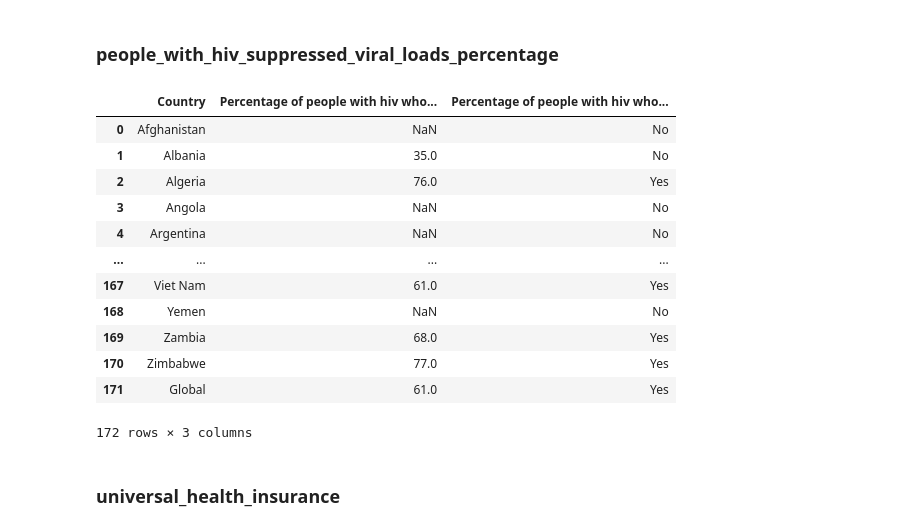
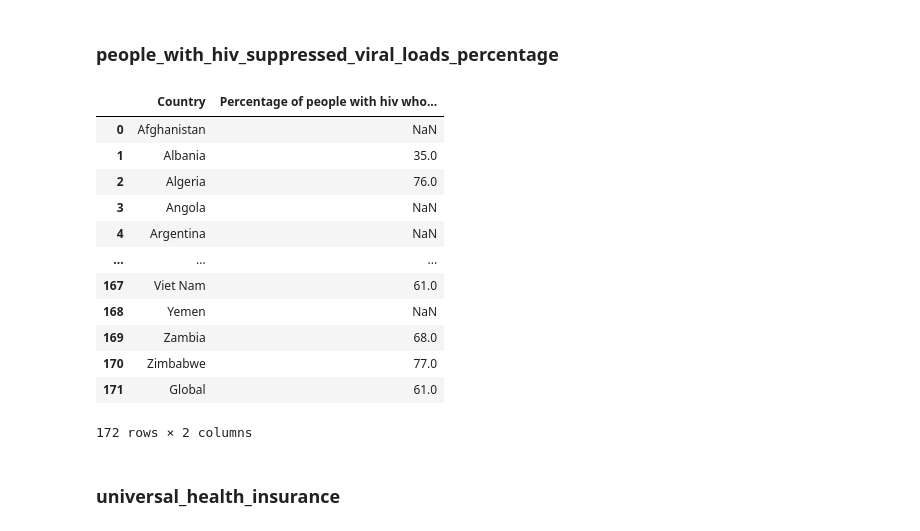
Before and after one commit to henriquelouz/unaids-dataset, a Jupyter notebook: main.ipynb, the cells around one changed output. Saved outputs shown, nothing was run; the diff lists cells and outputs as text; code cells hidden in the pictures.

```diff
--- a/main.ipynb
+++ b/main.ipynb
@@ -448,24 +483,23 @@ people_with_hiv_receiving_ART_percentage
 # %%
 people_with_hiv_suppressed_viral_loads_percentage = pd.read_csv('people-with-hiv-suppressed-viral-loads-percentage.csv', sep=',', skipinitialspace=True)
 people_with_hiv_suppressed_viral_loads_percentage = people_with_hiv_suppressed_viral_loads_percentage[['Country', '2019']]
 people_with_hiv_suppressed_viral_loads_percentage = clean_numeric_values(people_with_hiv_suppressed_viral_loads_percentage, '2019')
 people_with_hiv_suppressed_viral_loads_percentage.rename(columns={'2019': 'Percentage of people with hiv who has suppressed viral loads'}, inplace=True)
-booleanize_higher_than_median_values(people_with_hiv_suppressed_viral_loads_percentage, 'Percentage of people with hiv who has suppressed viral loads')
 people_with_hiv_suppressed_viral_loads_percentage
 # %% [output]
-|  | Country | Percentage of people with hiv who... | Percentage of people with hiv who... |
-| 0 | Afghanistan | NaN | No |
-| 1 | Albania | 35.0 | No |
-| 2 | Algeria | 76.0 | Yes |
-| 3 | Angola | NaN | No |
-| 4 | Argentina | NaN | No |
-| ... | ... | ... | ... |
-| 167 | Viet Nam | 61.0 | Yes |
-| 168 | Yemen | NaN | No |
-| 169 | Zambia | 68.0 | Yes |
-| 170 | Zimbabwe | 77.0 | Yes |
-| 171 | Global | 61.0 | Yes |
+|  | Country | Percentage of people with hiv who... |
+| 0 | Afghanistan | NaN |
+| 1 | Albania | 35.0 |
+| 2 | Algeria | 76.0 |
+| 3 | Angola | NaN |
+| 4 | Argentina | NaN |
+| ... | ... | ... |
+| 167 | Viet Nam | 61.0 |
+| 168 | Yemen | NaN |
+| 169 | Zambia | 68.0 |
+| 170 | Zimbabwe | 77.0 |
+| 171 | Global | 61.0 |
-172 rows × 3 columns
+172 rows × 2 columns
 # %% [markdown]
 ### universal_health_insurance
 # %%
```
Also changed, not shown: parts of 26 cells of this notebook, 1 other file.
